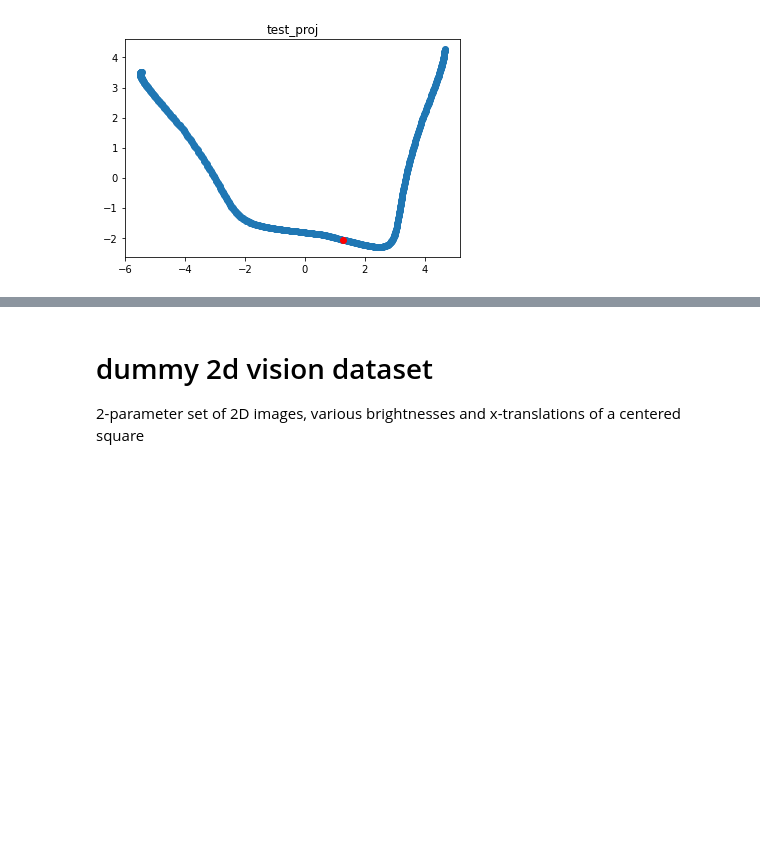
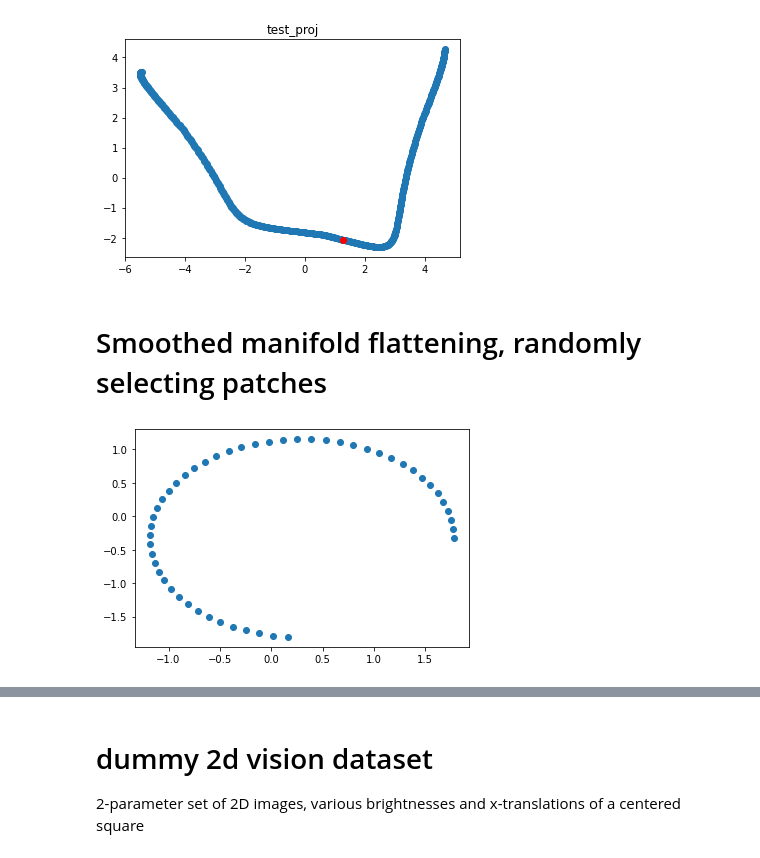
Before and after one commit to michael-psenka/manifold-linearization, a Jupyter notebook: test_files/cc_test.ipynb, the cells around one changed output, grey strips where cells are left out. Saved outputs shown, nothing was run; the diff lists cells and outputs as text; code cells hidden in the pictures; blank space fills up the shorter version.

```diff
--- a/test_files/cc_test.ipynb
+++ b/test_files/cc_test.ipynb
@@ -693,3 +693,32 @@ plt.show()
 [figure]
 [figure]
 [figure]
+# %% [markdown]
+# Smoothed manifold flattening, randomly selecting patches
+# %%
+# construct dataset
+n = 50
+d = 2
+X = torch.zeros((n,d))
+
+# hyperparameters
+# "size of neighborhood"
+gamma = 1
+d_target = 1
+
+for i in range(n):
+	x_coord = i / n*1.5*torch.pi
+	X[i,0] = np.cos(x_coord)
+	# Z[1,i] = scale*np.sin(x)
+	X[i,1] = np.sin(x_coord)
+
+# center and scale
+X_mean = torch.mean(X, dim=0)
+X = X - X_mean
+X_norm = torch.norm(X)/np.sqrt(n*d)
+X = X / X_norm
+
+plt.scatter(X[:,0], X[:,1])
+plt.show()
+# %% [output]
+[figure, added]
```
Also changed, not shown: parts of 8 cells of this notebook.
